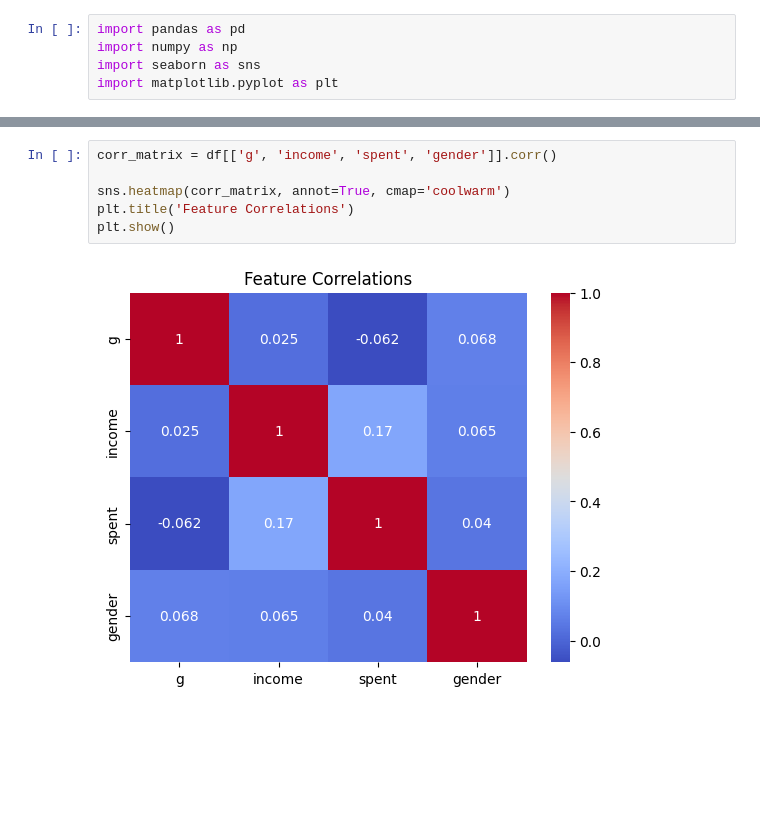
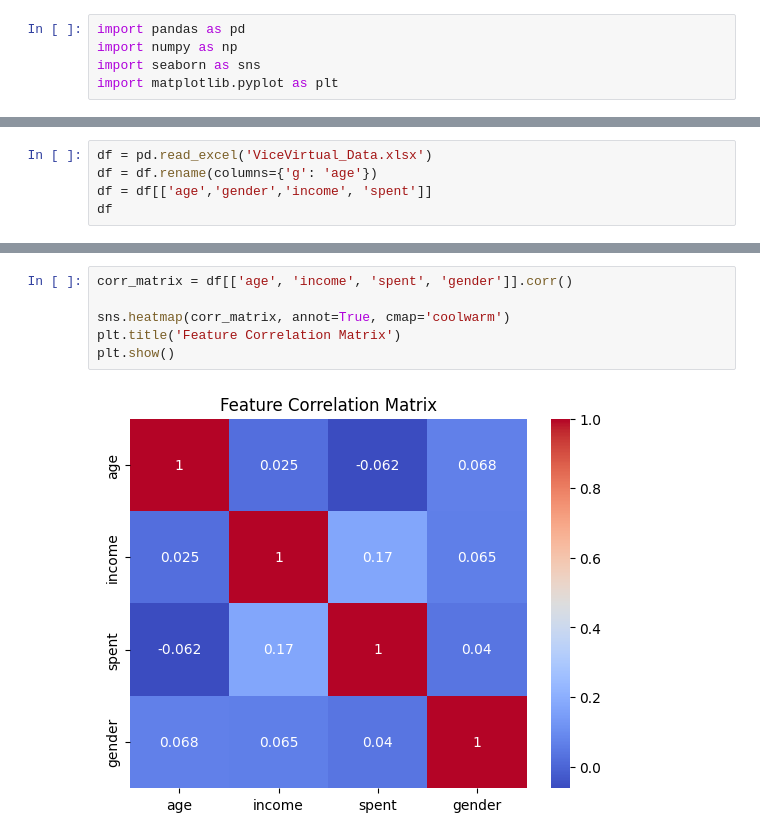
Before and after one commit to pirayan20/Visualization_BE, a Jupyter notebook: Visualization.ipynb, the cells around one changed output, grey strips where cells are left out. Cells and saved outputs as stored; diff of their text form; blank space fills up the shorter version.

```diff
--- a/Visualization.ipynb
+++ b/Visualization.ipynb
@@ -22,0 +25,5 @@ df
+# %%
+df = pd.read_excel('ViceVirtual_Data.xlsx')
+df = df.rename(columns={'g': 'age'})
+df = df[['age','gender','income', 'spent']]
+df
@@ -60,11 +94,11 @@ plt.show()
 # %%
-corr_matrix = df[['g', 'income', 'spent', 'gender']].corr()
+corr_matrix = df[['age', 'income', 'spent', 'gender']].corr()
 
 sns.heatmap(corr_matrix, annot=True, cmap='coolwarm')
-plt.title('Feature Correlations')
+plt.title('Feature Correlation Matrix')
 plt.show()
 # %% [output]
-[figure, old version]
+[figure, new version]
 # %%
 age_groups = [18, 30, 45, 60, np.inf]
 
```
Also changed, not shown: parts of 12 cells of this notebook.
